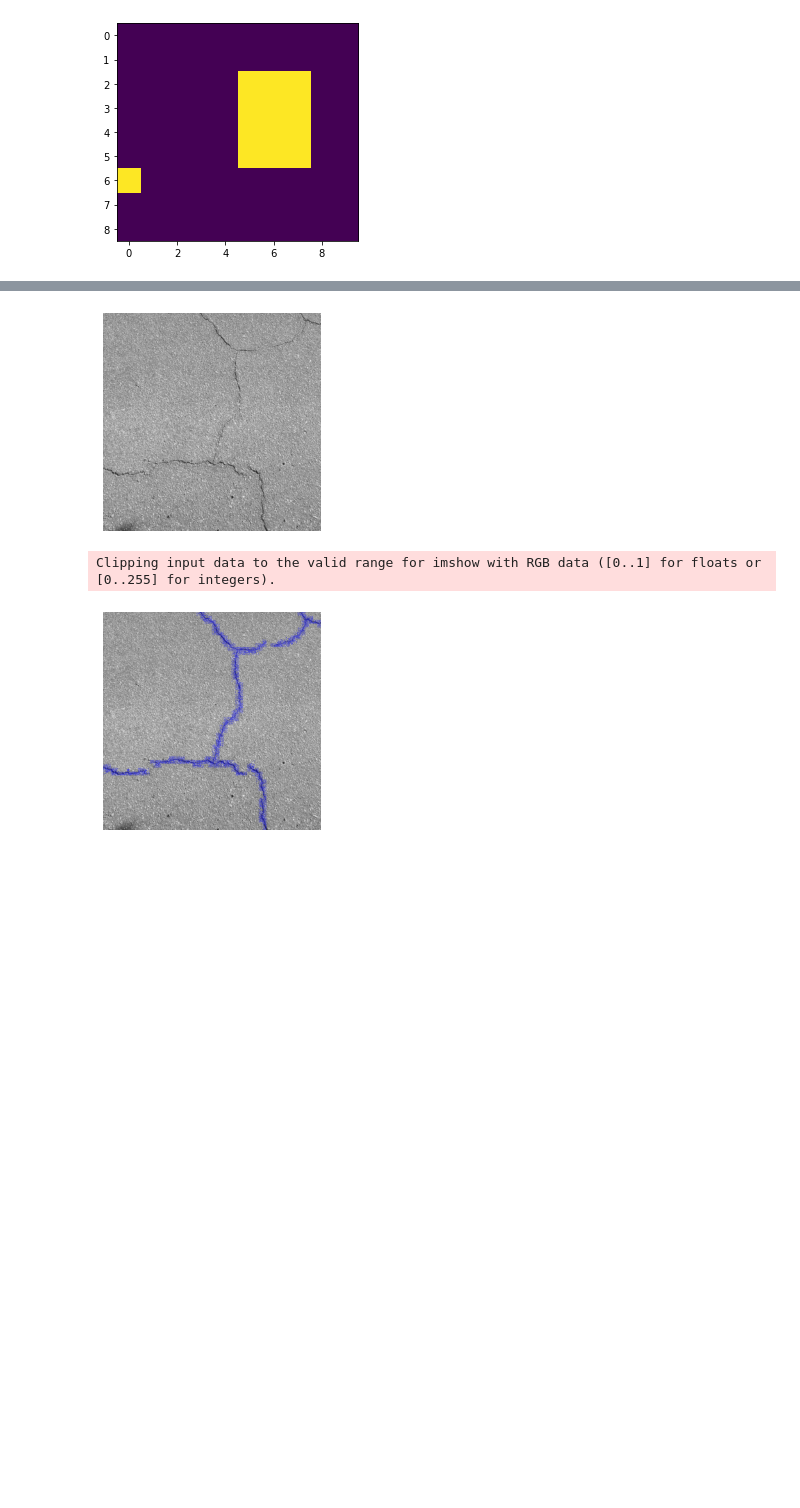
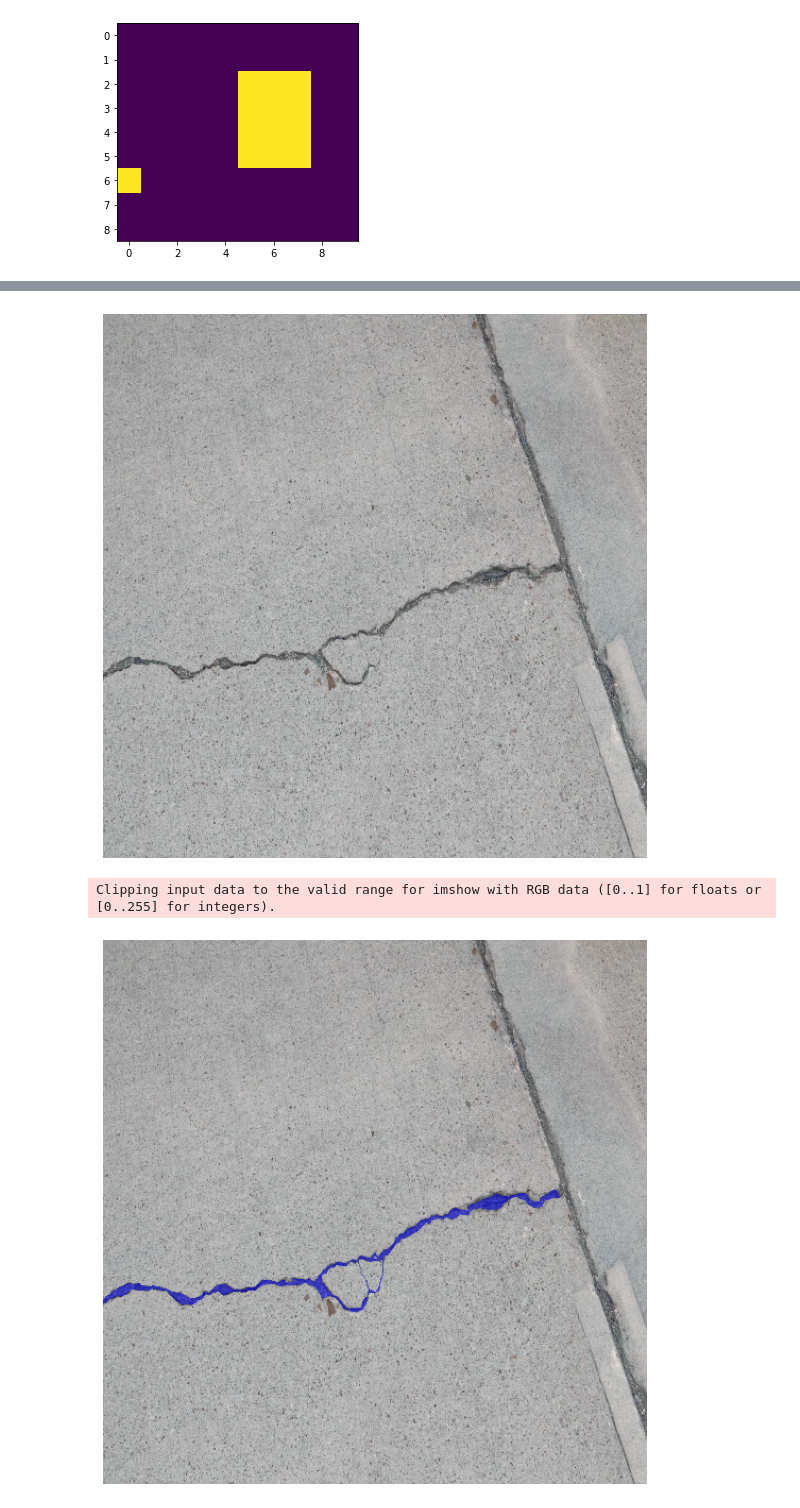
Before and after one commit to david95j2/my_utils, a Jupyter notebook: src/data/image_to_json.ipynb, the cells around one changed output, grey strips where cells are left out. Cells and saved outputs as stored; diff of their text form; code cells hidden in the pictures; blank space fills up the shorter version.

```diff
--- a/src/data/image_to_json.ipynb
+++ b/src/data/image_to_json.ipynb
@@ -45,12 +45,12 @@ def binary_mask_to_rle(binary_mask):
 #         if isinstance(obj, bytes):
 #             return obj.decode('utf-8')
 #         return json.JSONEncoder.default(self, obj)
+# %%
+root_path = "/home/joo/Downloads/"
+dt_type = "val"
+target_img = list(map(lambda x : x, sorted(glob.glob(root_path+"crack_plan/"+dt_type+"/*"))))
+target = list(map(lambda x : x, sorted(glob.glob(root_path+"crack/masks/*"))))
 # %%
-root_path = "/home/joo/Downloads/crack/"
-
-target_img = list(map(lambda x : x, sorted(glob.glob(root_path+"images/*"))))
-target = list(map(lambda x : x, sorted(glob.glob(root_path+"masks/*"))))
-
 num = 1 # default
 
 # coco json init
@@ -60,11 +60,10 @@ json_file = {"info":{"description":"KORAD 2022 Dataset","url":"https://www.sierr
 "categories":[{"supercategory":"korad","id":1,"name":"concreteCrack"}]}
 
 
-for index, file in enumerate(target):
-
-    temp = cv2.imread(file,0)
+for index, file in enumerate(target_img):
+    temp = cv2.imread(target[int(file.split(".")[0][-5:])-1],0)
     height,width = temp.shape
-    mask_index = np.where(temp >= (1),1,0)
+    mask_index = np.where(temp >= (230),1,0)
 
     cnt = 1
     y_num = 0
@@ -88,13 +87,12 @@ for index, file in enumerate(target):
     bbox = mask.toBbox(compressed_rle)
 
     json_file["annotations"].append({"image_id":int(target_img[index].split(".")[0][-5:]),"id":num, "category_id":1,
-    # bbox : top-left-x, top-left-y, width, height
-    "bbox":mask.toBbox(compressed_rle).tolist(),
+    "bbox":mask.toBbox(compressed_rle).tolist(), # bbox : top-left-x, top-left-y, width, height
     "area":int(mask.area(compressed_rle)),"segmentation":rle,"iscrowd":0}) # if iscrowd == 0 : polygon if else iscrowd == 1 : RLE
 
     num = num + 1
 
 
 # instances_train2022, instances_val2022, instances_test2022
-# with open("instances_val2022.json",'w', encoding='utf-8') as f:
-#     json.dump(json_file, f)
+with open("instances_"+dt_type+"2022.json",'w', encoding='utf-8') as f:
+    json.dump(json_file, f)
@@ -197,7 +193,7 @@ b'61X13mN000`0'
 <matplotlib.image.AxesImage at 0x...>
 [figure]
 # %%
-coco = COCO('instances_val2022.json')
+coco = COCO('instances_test2022.json')
 
 # display COCO categories and supercategories
 cats = coco.loadCats(coco.getCatIds())
@@ -222,25 +218,28 @@ concreteCrack
 COCO supercategories:
 korad
 # %%
-imgIds = coco.getImgIds(imgIds = [1570])
+imgIds = coco.getImgIds(imgIds = [28691])
 img = coco.loadImgs(imgIds[np.random.randint(0,len(imgIds))])[0]
 # %%
 # load and display image
 # I = io.imread('%s/images/%s/%s'%(dataDir,dataType,img['file_name']))
 # use url to load image
-I = io.imread(root_path+"/images/"+img['file_name'])
+I = io.imread(root_path+"crack_plan/"+"test/"+img['file_name'])
 I = cv2.cvtColor(I, cv2.COLOR_RGB2BGR)
+plt.figure(figsize=(10,10))
 plt.axis('off')
 plt.imshow(I)
 plt.show()
 
 # load and display instance annotations
+plt.figure(figsize=(10,10))
 plt.imshow(I); plt.axis('off')
 annIds = coco.getAnnIds(imgIds=img['id'], catIds=catIds, iscrowd=None)
 anns = coco.loadAnns(annIds)
 # print(anns)
 coco.showAnns(anns)
+# plt.savefig('filename.png', bbox_inches='tight', pad_inches=0)
 # %% [output]
-[figure, old version]
+[figure, new version]
 Clipping input data to the valid range for imshow with RGB data ([0..1] for floats or [0..255] for integers).
-[figure, old version]
+[figure, new version]
```
Also changed, not shown: parts of 2 cells of this notebook.
